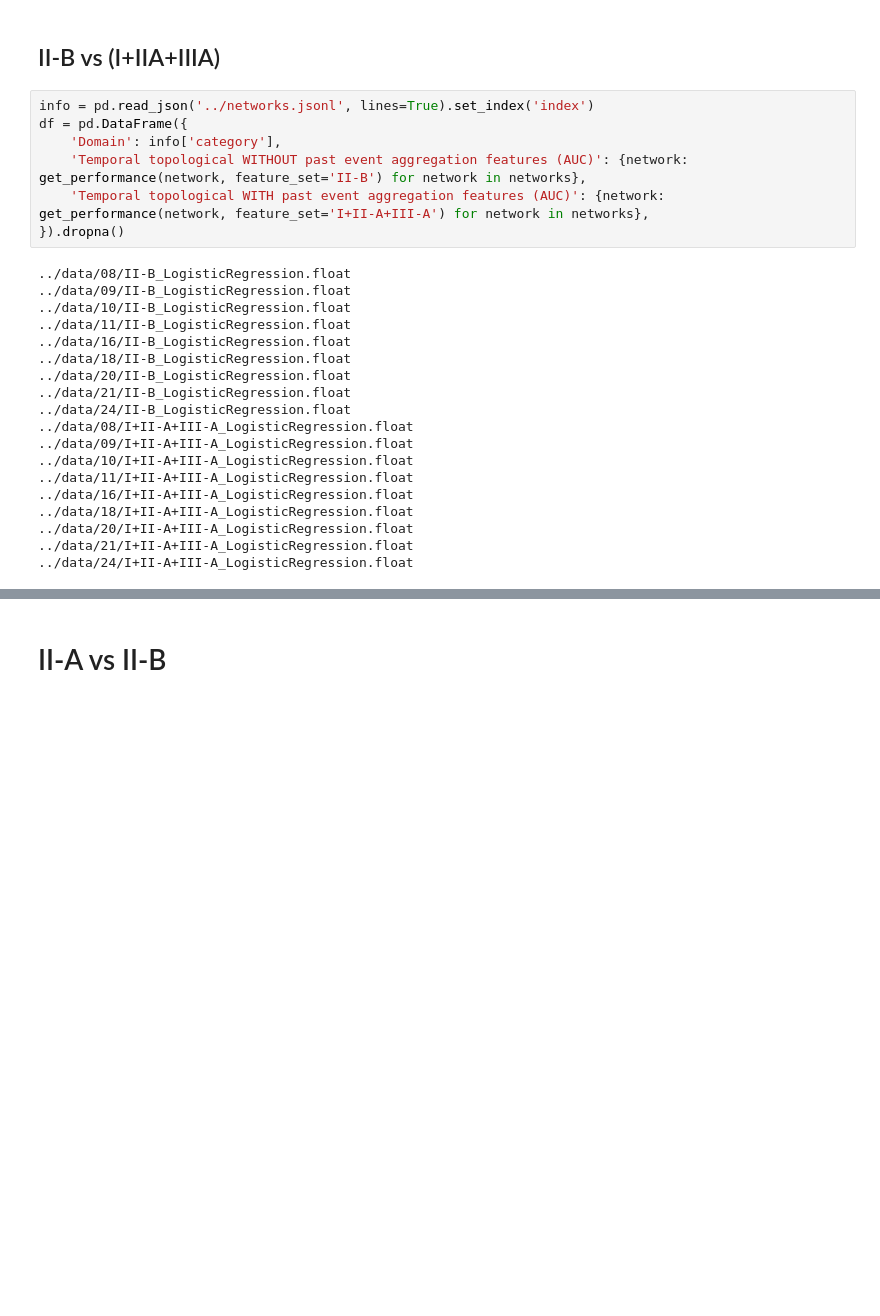
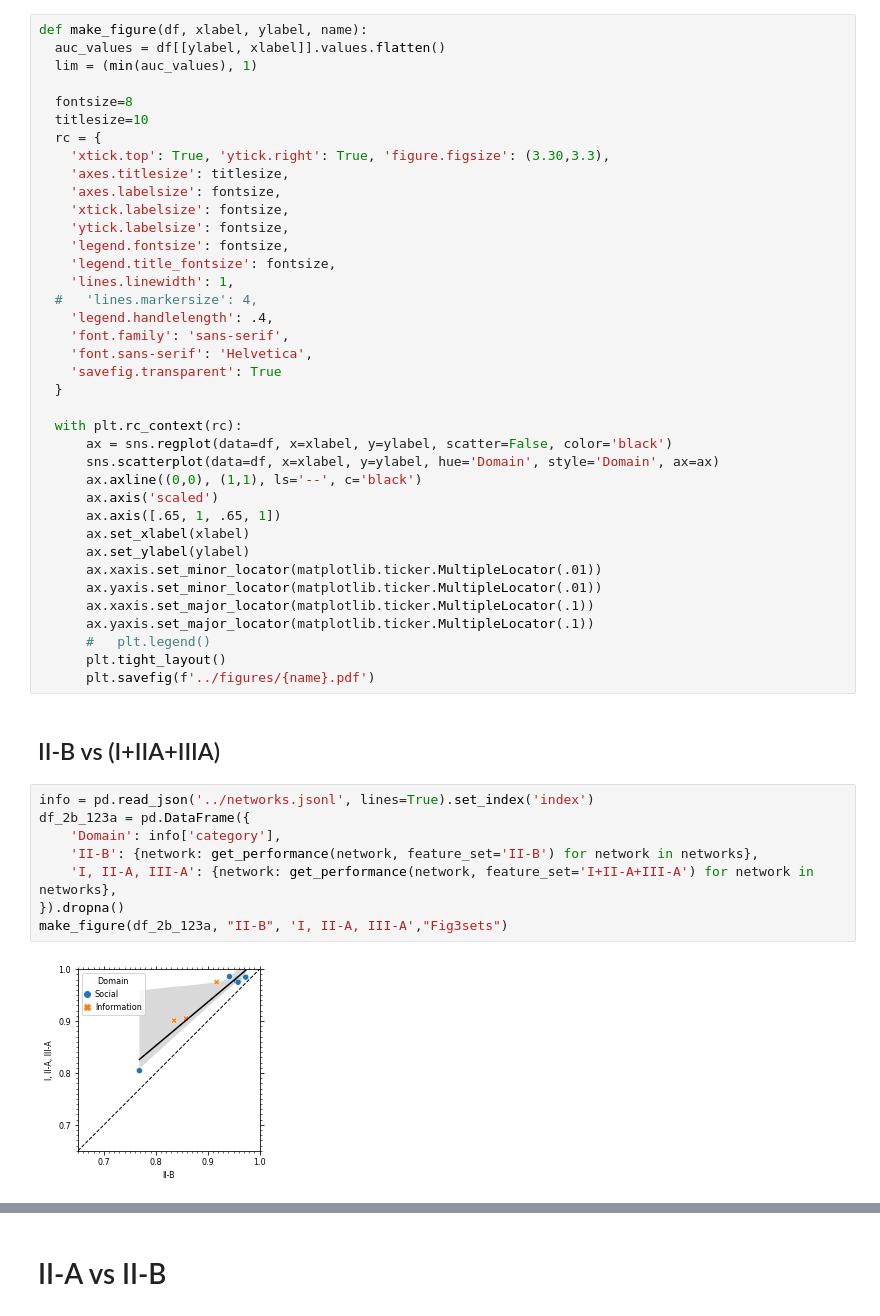
Before and after one commit to BattleBunny/snaproject, a Jupyter notebook: code/Figures for Paper.ipynb, the cells around one changed output, grey strips where cells are left out. Saved outputs shown, nothing was run; the diff lists cells and outputs as text; blank space fills up the shorter version.

Commit message:
update figures

```diff
--- a/code/Figures for Paper.ipynb
+++ b/code/Figures for Paper.ipynb
@@ -18,28 +18,50 @@ def get_performance(network: int, nswap_perc: int = 0, feature_set: str = 'II-A'
+# %%
+def make_figure(df, xlabel, ylabel, name):
+  auc_values = df[[ylabel, xlabel]].values.flatten()
+  lim = (min(auc_values), 1)
+
+  fontsize=8
+  titlesize=10
+  rc = {
+    'xtick.top': True, 'ytick.right': True, 'figure.figsize': (3.30,3.3),
+    'axes.titlesize': titlesize,
+    'axes.labelsize': fontsize,
+    'xtick.labelsize': fontsize,
+    'ytick.labelsize': fontsize,
+    'legend.fontsize': fontsize,
+    'legend.title_fontsize': fontsize,
+    'lines.linewidth': 1,
+  #   'lines.markersize': 4,
+    'legend.handlelength': .4,
+    'font.family': 'sans-serif',
+    'font.sans-serif': 'Helvetica',
+    'savefig.transparent': True
+  }
+
+  with plt.rc_context(rc):
+      ax = sns.regplot(data=df, x=xlabel, y=ylabel, scatter=False, color='black')
+      sns.scatterplot(data=df, x=xlabel, y=ylabel, hue='Domain', style='Domain', ax=ax)
+      ax.axline((0,0), (1,1), ls='--', c='black')
+      ax.axis('scaled')
+      ax.axis([.65, 1, .65, 1])
+      ax.set_xlabel(xlabel)
+      ax.set_ylabel(ylabel)
+      ax.xaxis.set_minor_locator(matplotlib.ticker.MultipleLocator(.01))
+      ax.yaxis.set_minor_locator(matplotlib.ticker.MultipleLocator(.01))
+      ax.xaxis.set_major_locator(matplotlib.ticker.MultipleLocator(.1))
+      ax.yaxis.set_major_locator(matplotlib.ticker.MultipleLocator(.1))
+      #   plt.legend()
+      plt.tight_layout()
+      plt.savefig(f'../figures/{name}.pdf')
 # %% [markdown]
 ## II-B vs (I+IIA+IIIA)
 # %%
 info = pd.read_json('../networks.jsonl', lines=True).set_index('index')
-df = pd.DataFrame({
+df_2b_123a = pd.DataFrame({
     'Domain': info['category'],
-    'Temporal topological WITHOUT past event aggregation features (AUC)': {network: get_performance(network, feature_set='II-B') for network in networks},
-    'Temporal topological WITH past event aggregation features (AUC)': {network: get_performance(network, feature_set='I+II-A+III-A') for network in networks},
+    'II-B': {network: get_performance(network, feature_set='II-B') for network in networks},
+    'I, II-A, III-A': {network: get_performance(network, feature_set='I+II-A+III-A') for network in networks},
 }).dropna()
+make_figure(df_2b_123a, "II-B", 'I, II-A, III-A',"Fig3sets")
 # %% [output]
-../data/08/II-B_LogisticRegression.float
-../data/09/II-B_LogisticRegression.float
-../data/10/II-B_LogisticRegression.float
-../data/11/II-B_LogisticRegression.float
-../data/16/II-B_LogisticRegression.float
-../data/18/II-B_LogisticRegression.float
-../data/20/II-B_LogisticRegression.float
-../data/21/II-B_LogisticRegression.float
-../data/24/II-B_LogisticRegression.float
-../data/08/I+II-A+III-A_LogisticRegression.float
-../data/09/I+II-A+III-A_LogisticRegression.float
-../data/10/I+II-A+III-A_LogisticRegression.float
-../data/11/I+II-A+III-A_LogisticRegression.float
-../data/16/I+II-A+III-A_LogisticRegression.float
-../data/18/I+II-A+III-A_LogisticRegression.float
-../data/20/I+II-A+III-A_LogisticRegression.float
-../data/21/I+II-A+III-A_LogisticRegression.float
-../data/24/I+II-A+III-A_LogisticRegression.float
+[figure, added]
```
Also changed, not shown: parts of 16 cells of this notebook, 13 other files.
